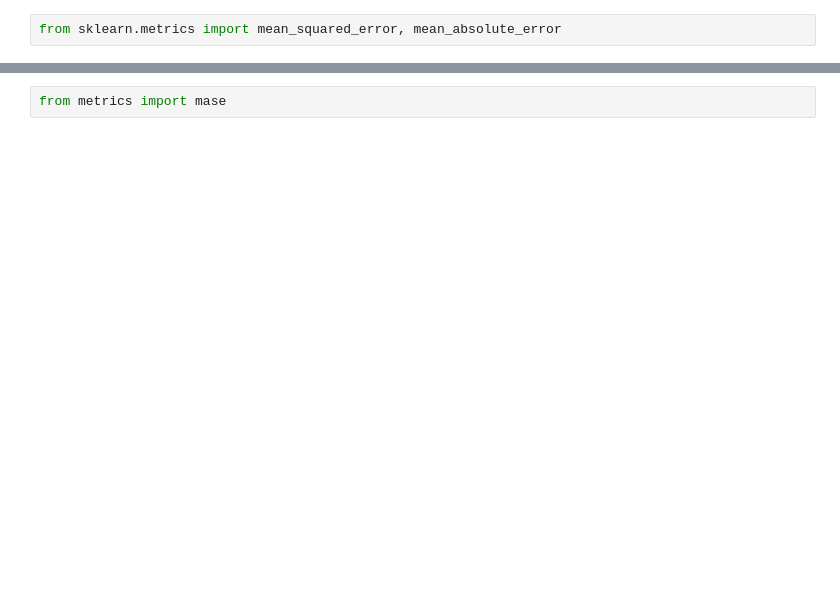
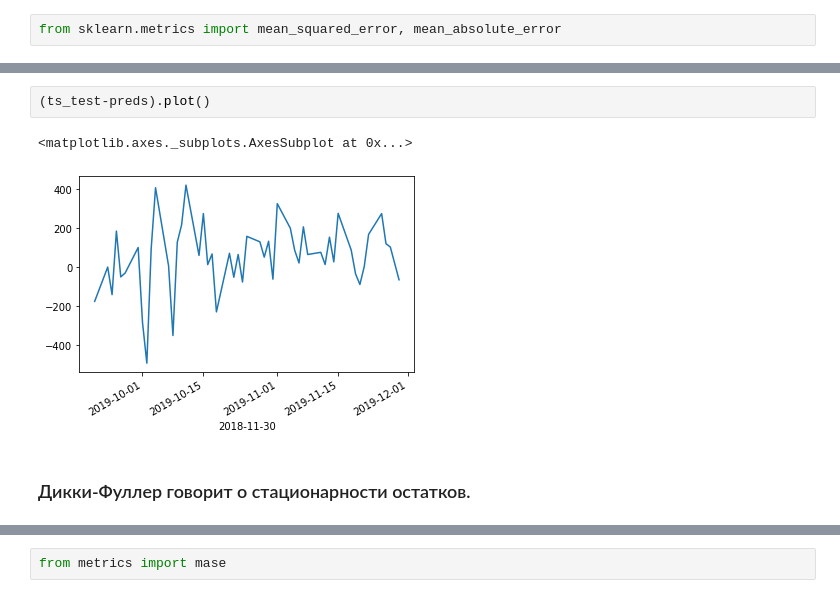
Before and after one commit to technogleb/ts_course_summer, a Jupyter notebook: week_3/mase.ipynb, the cells around one changed output, grey strips where cells are left out. Cells and saved outputs as stored; diff of their text form; blank space fills up the shorter version.

```diff
--- a/week_3/mase.ipynb
+++ b/week_3/mase.ipynb
@@ -47,6 +78,13 @@ mean_absolute_error(preds, ts_test)
 plotting.plot_ts(ts_test-preds)
 # %% [output]
 [interactive output not drawn]
+# %%
+(ts_test-preds).plot()
+# %% [output]
+<matplotlib.axes._subplots.AxesSubplot at 0x...>
+[figure, added]
+# %% [markdown]
+### Дикки-Фуллер говорит о стационарности остатков.
 # %%
 from statsmodels.tsa.stattools import adfuller
 adfuller(ts_test-preds)[1]
```
Also changed, not shown: parts of 23 cells of this notebook, 1 other file.
